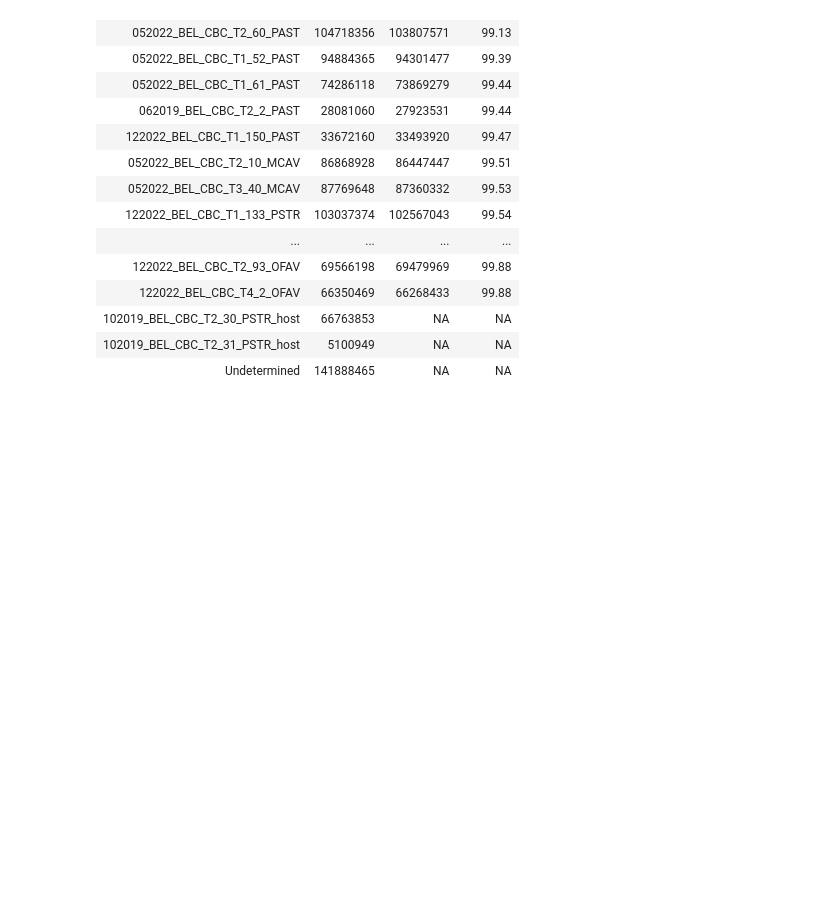
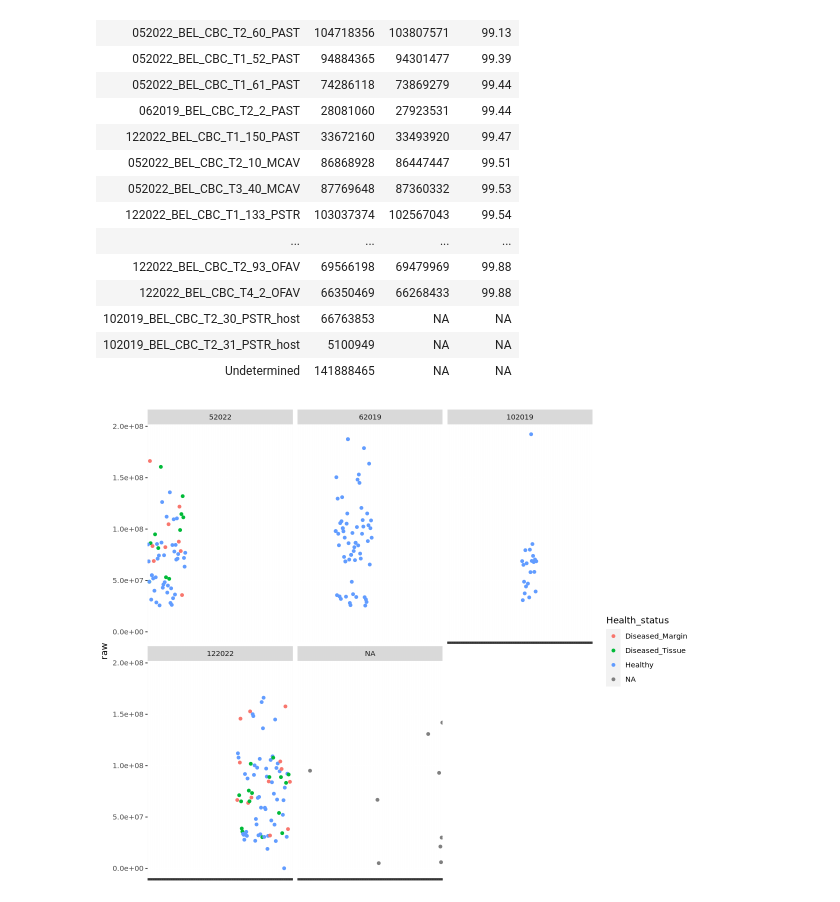
Before and after one commit to brookewicz/CBC_metagenomics, a Jupyter notebook: all_sctld/read_counts.ipynb, the cells around one changed output. Drawn from its saved outputs; the diff is of its cells as text; code cells hidden in the pictures; blank space fills up the shorter version.

Commit message:
investigate samples with low reads

```diff
--- a/all_sctld/read_counts.ipynb
+++ b/all_sctld/read_counts.ipynb
@@ -118,3 +118,18 @@ A tibble: 226 × 4
 | 102019_BEL_CBC_T2_30_PSTR_host | 66763853 | NA | NA |
 | 102019_BEL_CBC_T2_31_PSTR_host | 5100949 | NA | NA |
 | Undetermined | 141888465 | NA | NA |
+# %%
+# sort into groups
+# read in metadata
+colony<-read.csv('CBC_ColonyData.csv')
+sampledata<- read.csv('CBC_samples.csv')
+# %%
+sampledata<-sampledata %>%
+    filter(Tubelabel_species %in% sampleids$sample) %>%
+    mutate(colony_id = paste0("T",TransectNum,"_",NewTagNum,"_",Species)) %>%
+    select(-Country, -Location, -OldTagNum, -Time_sampled, -Time_processed, -Sample_type, -Sample_physical_location, -Extraction_physical_location, -Notes, -Date_sequenced) %>%
+    rename(sampleid = Tubelabel_species)
+# %%
+# add to seq data
+reads_combined<-reads_wide %>%
+    left_join(sampledata, by = 'sampleid')
@@ -120,0 +138,9 @@ A tibble: 226 × 4
+# %%
+# view num of reads per sample - identify outliers
+ggplot(reads_combined, aes(x=sampleid, y = raw, color = Health_status))+
+    geom_point()+
+    facet_wrap(~Month_year)+
+    theme(axis.title.x=element_blank(),
+        axis.text.x=element_blank())
+# %% [output]
+[figure, added]
```
Also changed, not shown: parts of 11 cells of this notebook.
